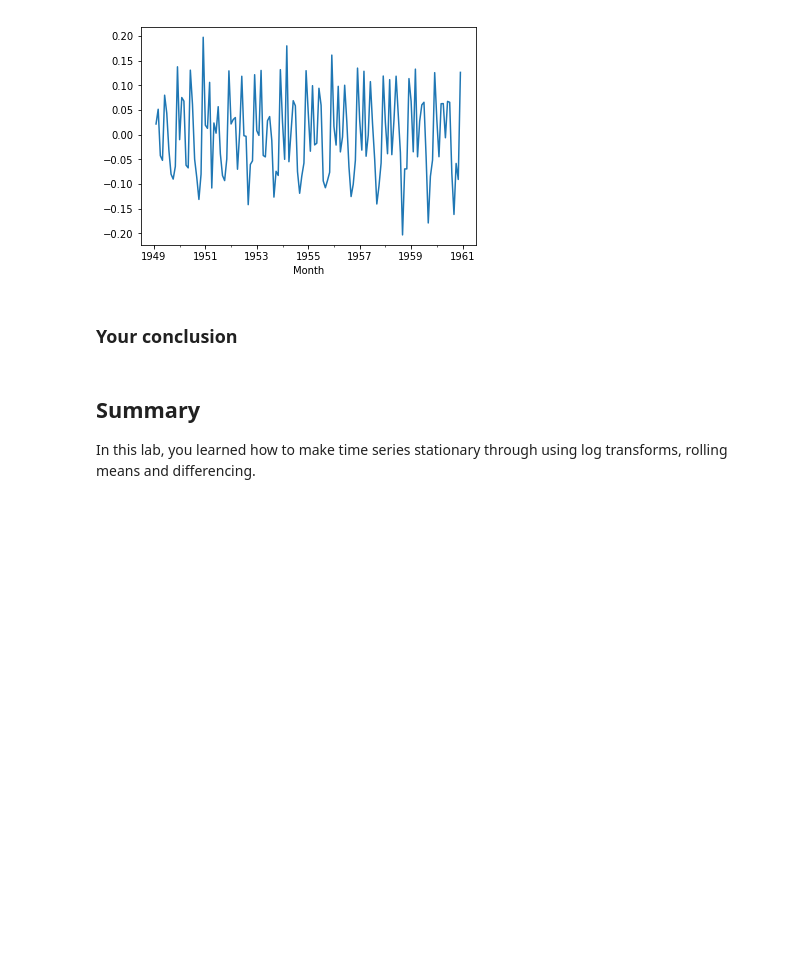
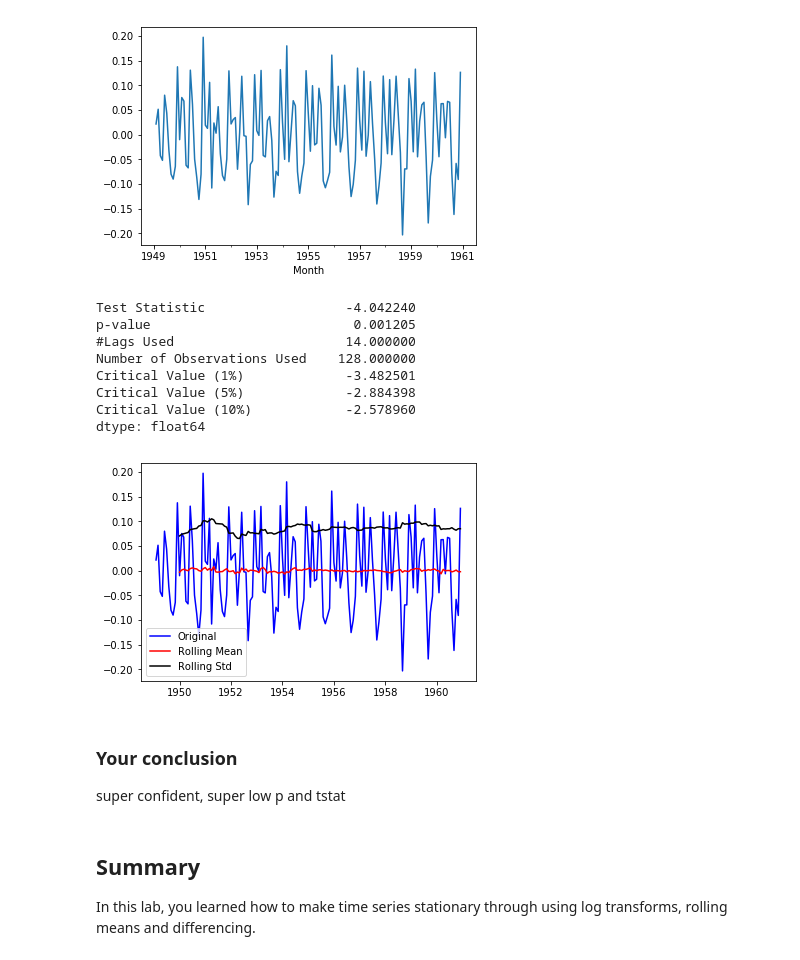
Before and after one commit to kevzha/dsc-3-25-08-removing-trends-lab-nyc-ds-career-012819, a Jupyter notebook: index.ipynb, the cells around one changed output. Saved outputs shown, nothing was run; the diff lists cells and outputs as text; code cells hidden in the pictures; blank space fills up the shorter version.

```diff
--- a/index.ipynb
+++ b/index.ipynb
@@ -214,9 +214,20 @@ df_diff_nan.plot()
 [figure]
 # %%
 # perform the stationarity check
-stationarity_check(df_)
+stationarity_check(df_diff_nan)
+# %% [output]
+Test Statistic                  -4.042240
+p-value                          0.001205
+#Lags Used                      14.000000
+Number of Observations Used    128.000000
+Critical Value (1%)             -3.482501
+Critical Value (5%)             -2.884398
+Critical Value (10%)            -2.578960
+dtype: float64
+[figure, added]
 # %% [markdown]
 ### Your conclusion
+super confident, super low p and tstat
 # %% [markdown]
 ## Summary
 
```
